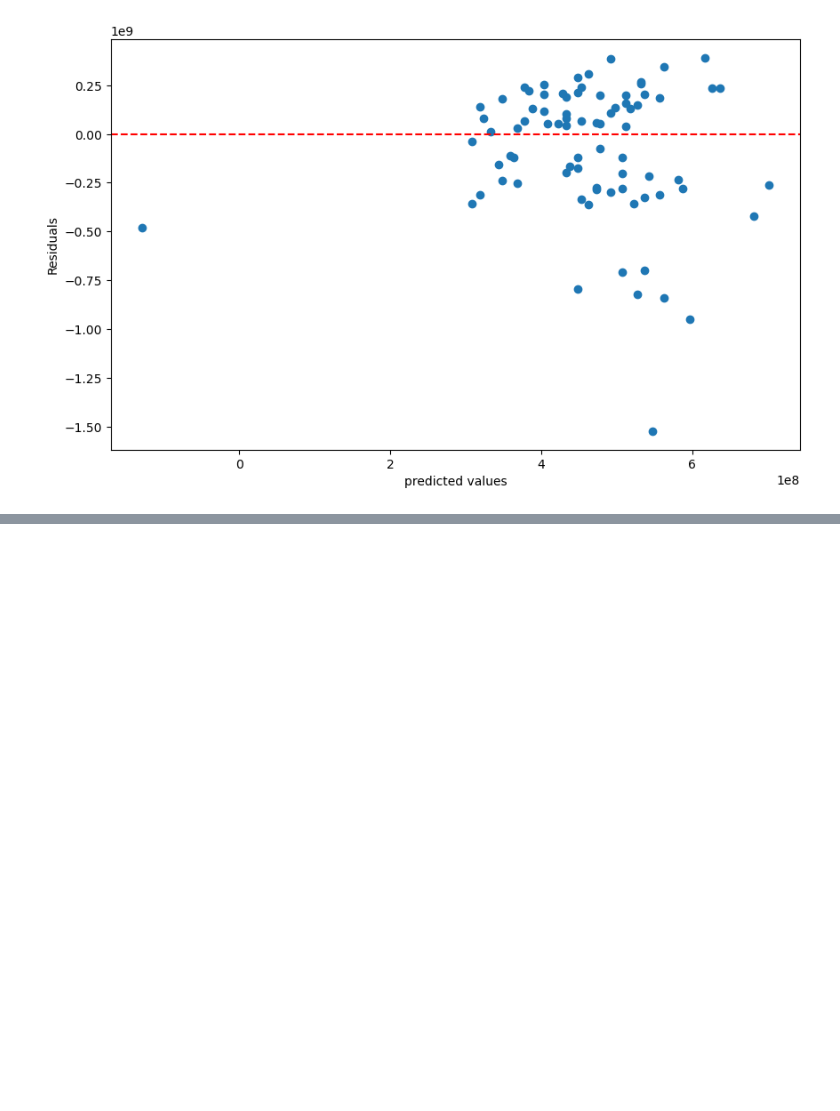
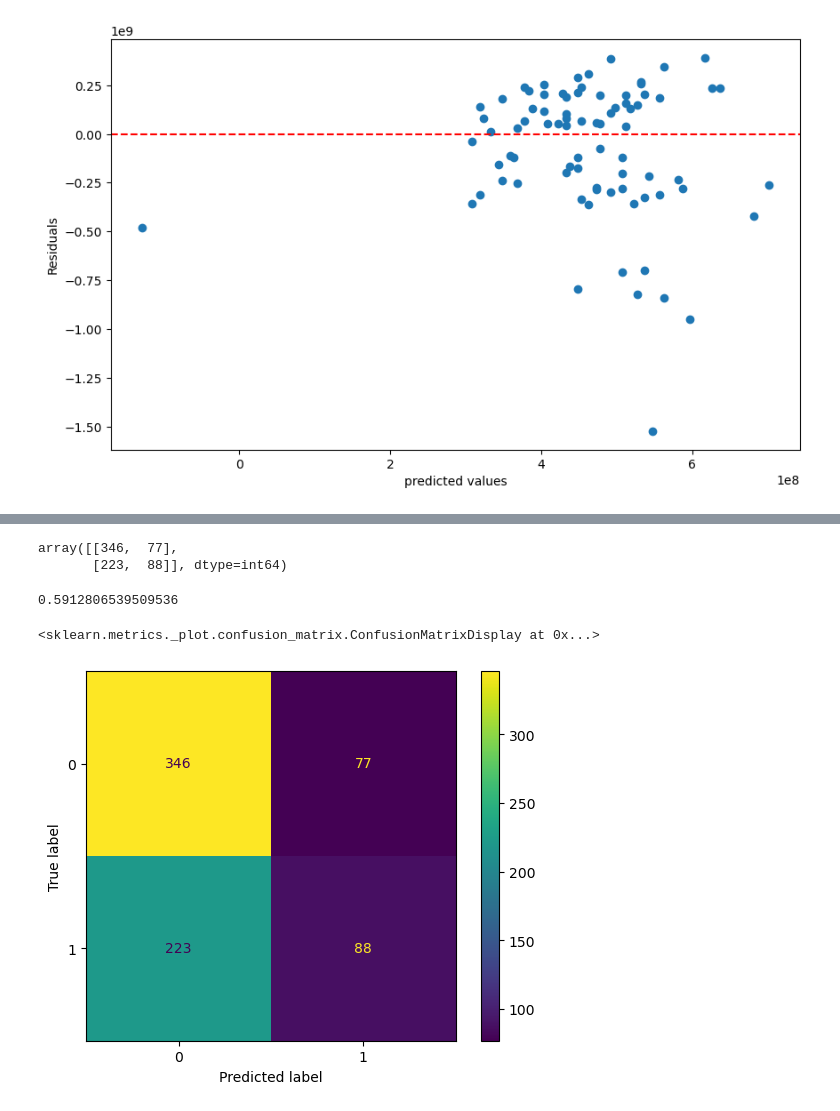
Before and after one commit to bhil246/Practice-Capstone-Case-Study, a Jupyter notebook: scratch/scratch.ipynb, the cells around one changed output, grey strips where cells are left out. Drawn from its saved outputs; the diff is of its cells as text; code cells hidden in the pictures; blank space fills up the shorter version.

```diff
--- a/scratch/scratch.ipynb
+++ b/scratch/scratch.ipynb
@@ -303,0 +336,6 @@ plt.show()
+# %%
+# This created a new column called 'Action_log' that is 1 if the movie is an action movie and 0 if it is not
+# action movie = 1
+# non-action movie = 0
+df['Action_log'] = df['Genre'].apply(lambda genres: 1 if 'Action' in genres else 0)
+df.sample(5)
@@ -303,0 +349,4 @@ plt.show()
+# %%
+# create the log regression model
+log_model = LogisticRegression()
+log_model
@@ -303,0 +355,6 @@ plt.show()
+# %%
+# Now we move on to the logistic regression
+X = df[['World Sales (in $)', 'Movie Runtime (in minutes)']]
+y = df['Action_log']
+X_train, X_test, y_train, y_test = train_test_split(X, y, test_size=0.2, random_state=42)
+log_model.fit(X_train, y_train)
@@ -303,0 +363,4 @@ plt.show()
+# %%
+# y = f(x)
+y_pred = log_model.predict(X_train)
+y_pred
@@ -303,0 +402,22 @@ plt.show()
+# %%
+# create a confusion matrix
+from sklearn.metrics import confusion_matrix
+confusion_matrix(y_train, y_pred)
+# %% [output]
+array([[346,  77],
+       [223,  88]], dtype=int64)
+# %%
+# let's look at the accuracy of the model
+from sklearn.metrics import accuracy_score
+accuracy_score(y_train, y_pred)
+# %% [output]
+0.5912806539509536
+# %%
+# let's visualize the confusion matrix
+from sklearn.metrics import ConfusionMatrixDisplay
+cm = confusion_matrix(y_train, y_pred)
+disp = ConfusionMatrixDisplay(confusion_matrix=cm, display_labels=log_model.classes_)
+disp.plot()
+# %% [output]
+<sklearn.metrics._plot.confusion_matrix.ConfusionMatrixDisplay at 0x...>
+[figure, added]
```
Also changed, not shown: parts of 11 cells of this notebook.
